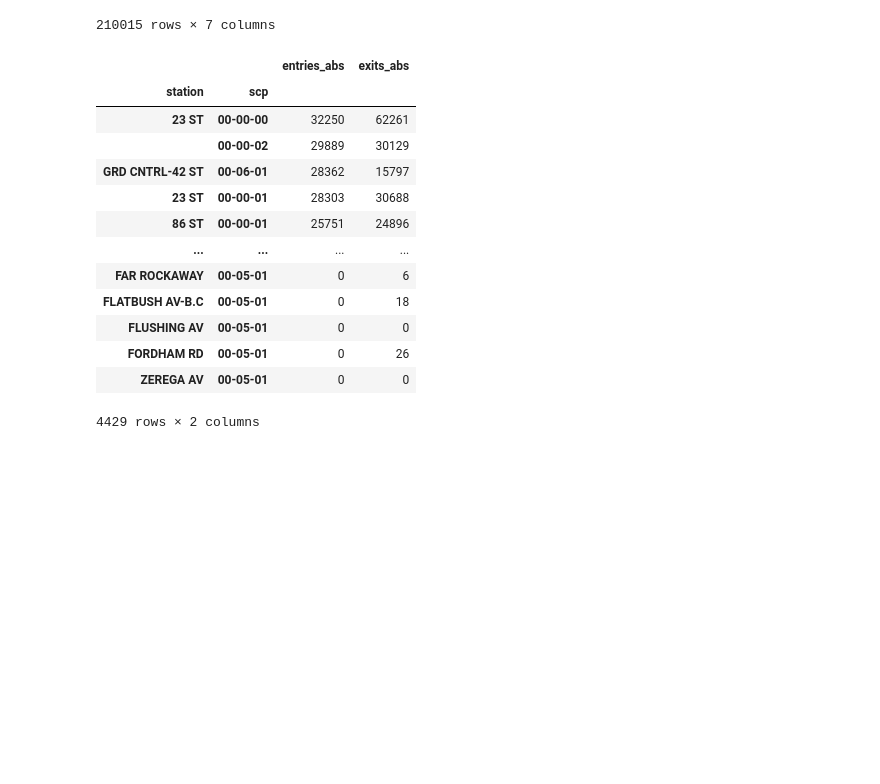
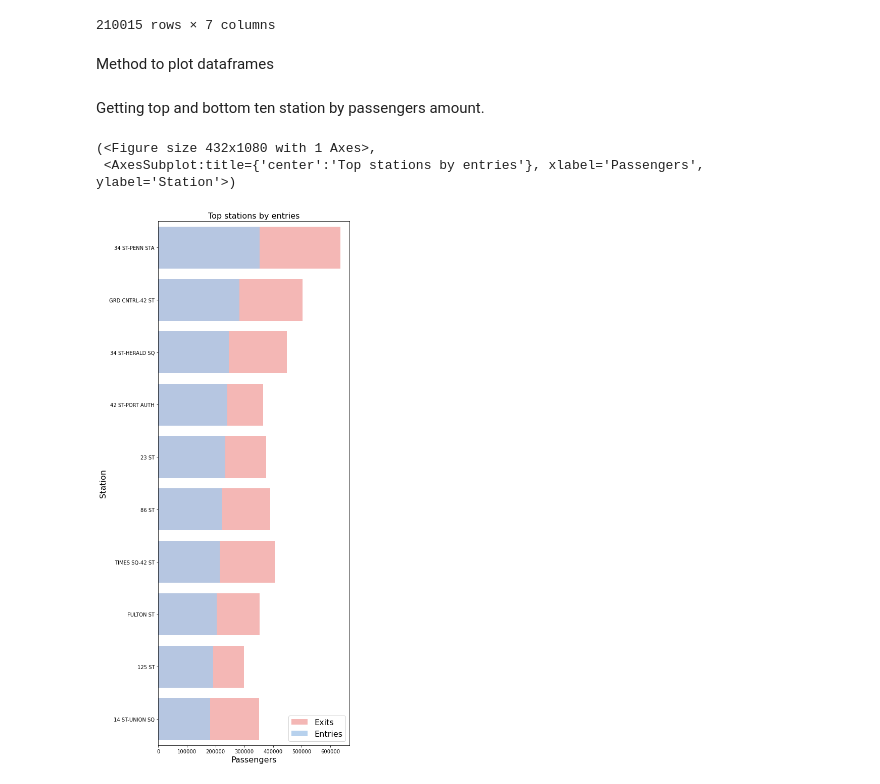
Before and after one commit to lmarett8/nyc_subway_traffic, a Jupyter notebook: notebooks/02_Gleb_EDA.ipynb, the cells around one changed output. Cells and saved outputs as stored; diff of their text form; code cells hidden in the pictures; blank space fills up the shorter version.

Commit message:
finished plots

```diff
--- a/notebooks/02_Gleb_EDA.ipynb
+++ b/notebooks/02_Gleb_EDA.ipynb
@@ -7,6 +9,7 @@ pd.set_option('display.max_rows', 1000)
 # %%
-df=pd.read_csv('../data/df_cleaned.csv',index_col="datetime")
-df
+df=pd.read_csv('../data/df_cleaned.csv')
+df['datetime'] = pd.to_datetime(df['datetime'])
+df.set_index("datetime",inplace=True)
 # %% [output]
 |  | stat_id | unit | scp | station | linename | entries_abs | exits_abs |
 | datetime |  |  |  |  |  |  |  |
@@ -28,17 +28,29 @@ entries_bottom_10=df.groupby("station")["entries_abs"].sum().sort_values(ascendi
+# %% [markdown]
+Method to plot dataframes
+# %%
+def plot_eda(df,title,save,ylabe="Station"):
+    # Initialize the matplotlib figure
+    f, ax = plt.subplots(figsize=(6, 15))
+    f.tight_layout()
+    # Plot
+    kwargs = {'alpha':0.85}
+    sns.set_color_codes("pastel")
+    sns.barplot(x="exits_abs", y=df.index, data=df,label="Exits", color="r", **kwargs,ax=ax)
+    sns.barplot(x="entries_abs", y=df.index, data=df,label="Entries", color="b",**kwargs)
+    ax.set_title(title,fontsize=16)
+    ax.set_xlabel('Passengers', fontsize = 16)
+    ax.set_ylabel(ylabe, fontsize = 16)
+    ax.legend(fontsize = 16)
+    # plt.subplots_adjust(bottom=0.15,left=0.3,right=3)
+
+    plt.savefig(f"../resources/{save}.jpg",bbox_inches="tight")
+    return f,ax;
+# %% [markdown]
+Getting top and bottom ten station by passengers amount.
 # %%
-df.groupby(["station","scp"]).agg("sum").sort_values(by="entries_abs",ascending=False)
+entries_top=df.groupby("station").agg("sum").sort_values(by="entries_abs",ascending=False).head(10)
+plot_eda(entries_top,"Top stations by entries","entries_top")
 # %% [output]
-|  |  | entries_abs | exits_abs |
-| station | scp |  |  |
-| 23 ST | 00-00-00 | 32250 | 62261 |
-|  | 00-00-02 | 29889 | 30129 |
-| GRD CNTRL-42 ST | 00-06-01 | 28362 | 15797 |
-| 23 ST | 00-00-01 | 28303 | 30688 |
-| 86 ST | 00-00-01 | 25751 | 24896 |
-| ... | ... | ... | ... |
-| FAR ROCKAWAY | 00-05-01 | 0 | 6 |
-| FLATBUSH AV-B.C | 00-05-01 | 0 | 18 |
-| FLUSHING AV | 00-05-01 | 0 | 0 |
-| FORDHAM RD | 00-05-01 | 0 | 26 |
-| ZEREGA AV | 00-05-01 | 0 | 0 |
-4429 rows × 2 columns
+(<Figure size 432x1080 with 1 Axes>,
+ <AxesSubplot:title={'center':'Top stations by entries'}, xlabel='Passengers', ylabel='Station'>)
+[figure, added]
```
Also changed, not shown: parts of 15 cells of this notebook, 9 other files.
